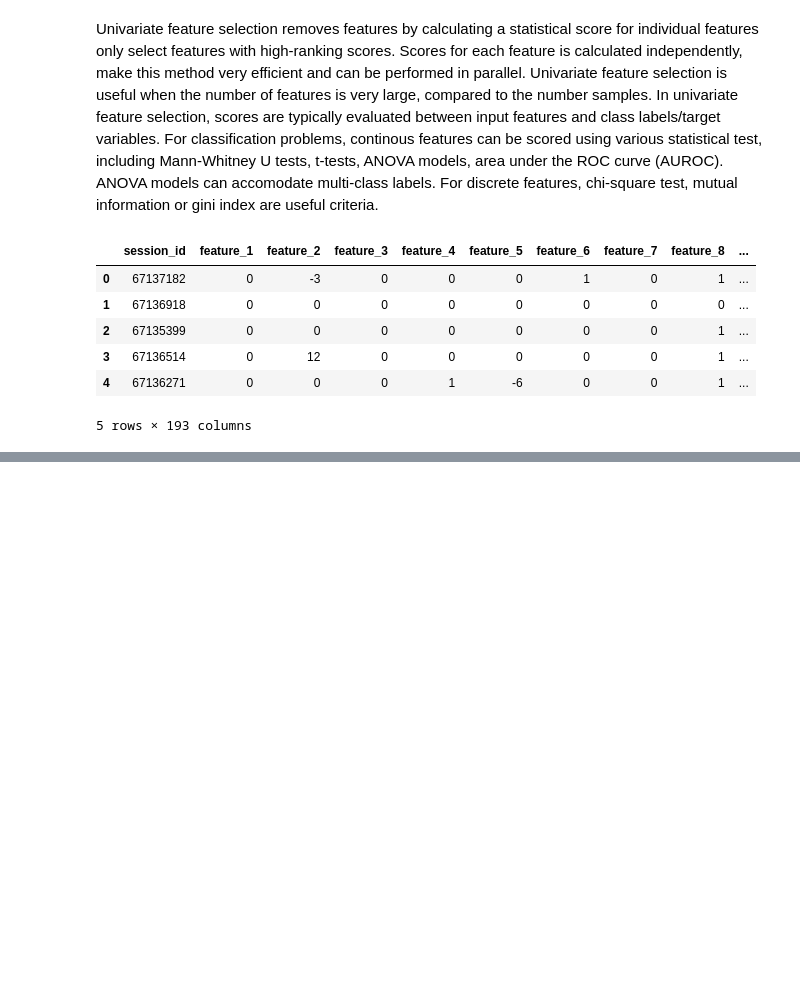
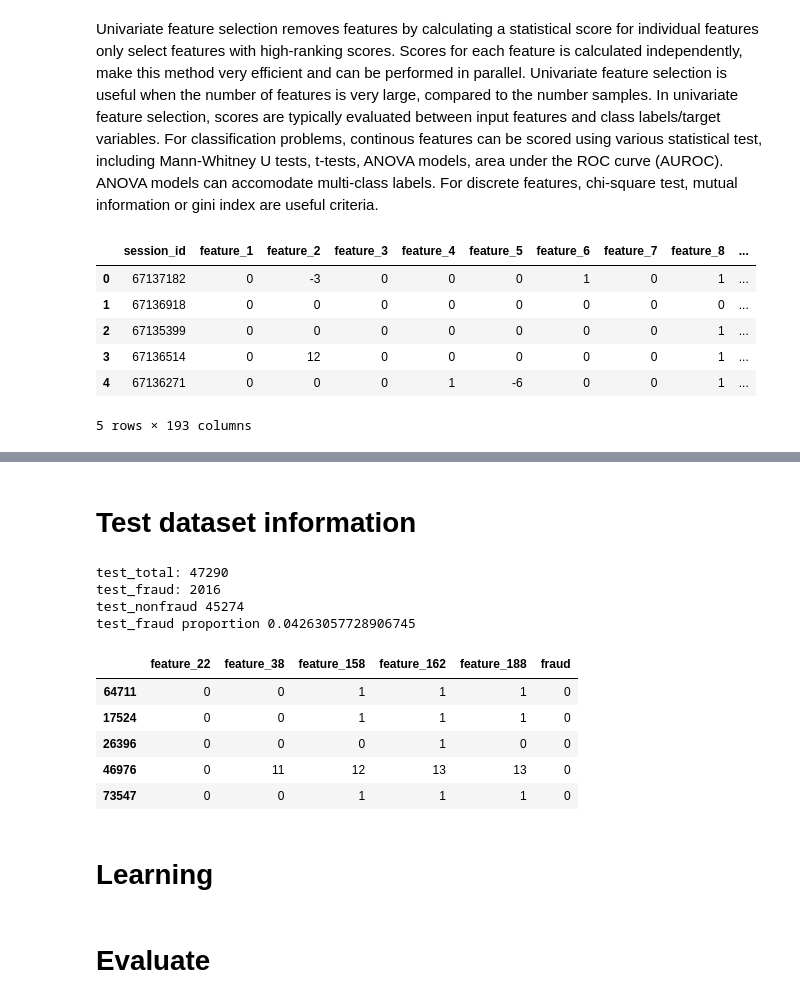
Before and after one commit to nshovkun/Analytics, a Jupyter notebook: sol/Classified_frod.ipynb, the cells around one changed output, grey strips where cells are left out. Drawn from its saved outputs; the diff is of its cells as text; code cells hidden in the pictures; blank space fills up the shorter version.

```diff
--- a/sol/Classified_frod.ipynb
+++ b/sol/Classified_frod.ipynb
@@ -159,0 +182,26 @@ features_df_new.head()
+# %% [markdown]
+# Test dataset information
+# %%
+test_qtd = testset.shape[0]
+test_fraud_qtd = len(list(filter(lambda x: x == 1, testset['fraud'])))
+test_nonfraud_qtd = len(list(filter(lambda x: x == 0, testset['fraud'])))
+test_proportion = test_fraud_qtd / test_qtd
+
+print('test_total:', test_qtd)
+print('test_fraud:', test_fraud_qtd)
+print('test_nonfraud', test_nonfraud_qtd)
+print('test_fraud proportion', test_proportion)
+testset.head()
+# %% [output]
+test_total: 47290
+test_fraud: 2016
+test_nonfraud 45274
+test_fraud proportion 0.04263057728906745
+|  | feature_22 | feature_38 | feature_158 | feature_162 | feature_188 | fraud |
+| 64711 | 0 | 0 | 1 | 1 | 1 | 0 |
+| 17524 | 0 | 0 | 1 | 1 | 1 | 0 |
+| 26396 | 0 | 0 | 0 | 1 | 0 | 0 |
+| 46976 | 0 | 11 | 12 | 13 | 13 | 0 |
+| 73547 | 0 | 0 | 1 | 1 | 1 | 0 |
+# %% [markdown]
+# Learning
@@ -159,0 +214,2 @@ features_df_new.head()
+# %% [markdown]
+# Evaluate
```
Also changed, not shown: parts of 20 cells of this notebook, 1 other file.
